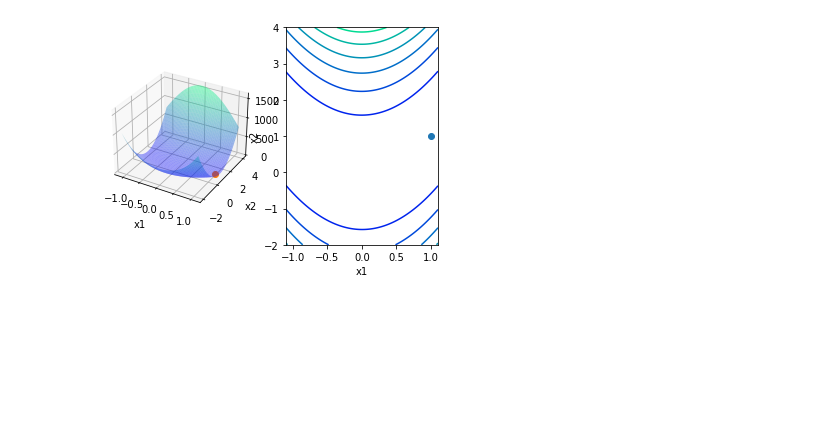
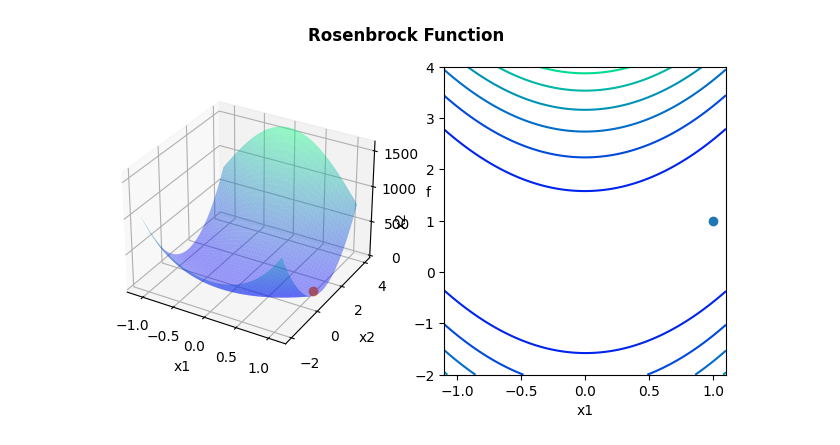
Before and after one commit to bchaoss/Numerical-Optimization, a Jupyter notebook: Code/00Banana_function.ipynb, the cells around one changed output. Cells and saved outputs as stored; diff of their text form; code cells hidden in the pictures; blank space fills up the shorter version.

```diff
--- a/Code/00Banana_function.ipynb
+++ b/Code/00Banana_function.ipynb
@@ -3,28 +10,37 @@ Rosenbrock function 图像
+# %%
+import numpy as np
+import matplotlib.pyplot as plt
+
+# define the Rosenbrock function
+def Rosenbrock(x1, x2):
+  a = 1
+  b = 100
+  return (a - x1)**2 + b * (x2 - x1*x1)**2
+
+# Generate data for plotting
+x1 = np.linspace(-1.1, 1.1, 100)
+x2 = np.linspace(-2, 4, 400)
+X1, X2 = np.meshgrid(x1, x2)
 # %%
-import numpy as np
-import matplotlib.pyplot as plt
-
-x1 = np.linspace(-1.1, 1.1, 100)
-x2 = np.linspace(-2, 4, 400)
-X1, X2 = np.meshgrid(x1, x2)
-
-
-def f(x1, x2):
-    return (1-x1)**2 + 100*(x2-x1*x1)**2
-
-
-fig = plt.figure()
+# Plot
+fig = plt.figure(figsize=(8, 4))
 ax1 = plt.subplot(121, projection='3d')
 ax2 = plt.subplot(122)
+
+f = Rosenbrock
 ax1.plot_surface(X1, X2, f(X1, X2), alpha=0.4, cmap='winter')
 ax2.contour(X1, X2, f(X1, X2), cmap="winter")
+
+# marking the global minimum point of the Rosenbrock function
 ax1.plot(1, 1, 'o')
 ax2.plot(1, 1, 'o')
+
 ax1.set_xlabel('x1')
 ax1.set_ylabel('x2')
 ax1.set_zlabel('f')
 ax2.set_xlabel('x1')
 ax2.set_ylabel('x2')
+plt.suptitle('Rosenbrock Function', fontsize=12, fontweight='bold')
 plt.show()
 # %% [output]
-[figure, old version]
+[figure, new version]
```
Also changed, not shown: parts of 3 cells of this notebook.
